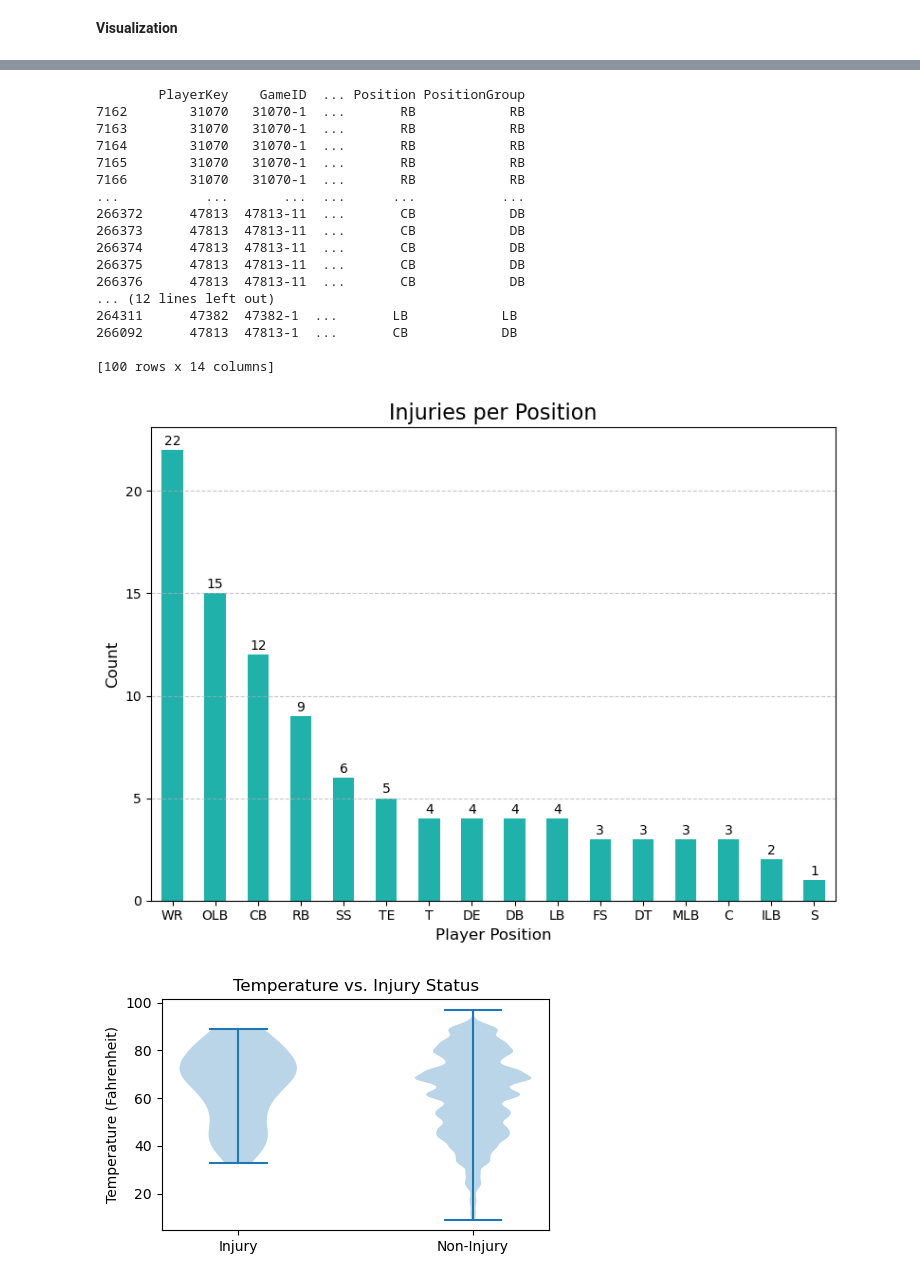
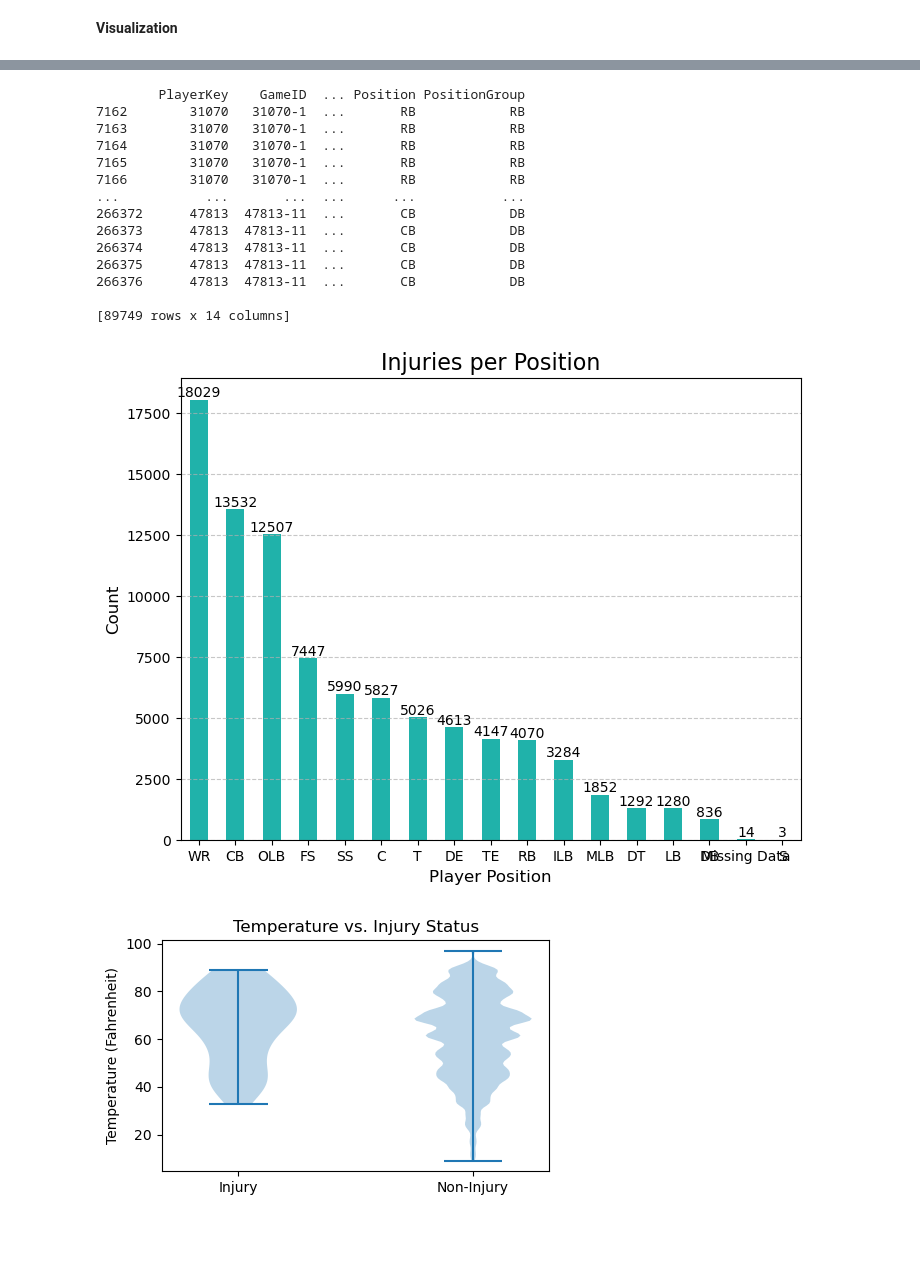
Before and after one commit to veronicafigueroa/NFL-Injury-Risk-Analysis, a Jupyter notebook: src/EDA.ipynb, the cells around one changed output, grey strips where cells are left out. Drawn from its saved outputs; the diff is of its cells as text; code cells hidden in the pictures; blank space fills up the shorter version.

```diff
--- a/src/EDA.ipynb
+++ b/src/EDA.ipynb
@@ -131,44 +166,54 @@ print(merged_injury_data['Temperature'].describe())
 # %%
 # Injuries by Poisition graph
+
+current_directory = os.getcwd()
+parent_directory = os.path.abspath(os.path.join(current_directory, os.pardir))
+output_directory = os.path.join(parent_directory, 'data')
+os.makedirs(output_directory, exist_ok=True)
+
 play_data_subset = plays_df[plays_df['PlayerKey'].isin(injuries_df['PlayerKey'])]
 print(play_data_subset)
-play_data_subset.to_csv('JustInjured.csv', index=False)
-play_data_subset = play_data_subset.drop_duplicates(subset=['PlayerKey'])
-print(play_data_subset)
+
+csv_path = os.path.join(output_directory, 'JustInjured.csv')
+play_data_subset.to_csv(csv_path, index=False)
+saved_csv = pd.read_csv(csv_path)
+
 
 pos_counts = play_data_subset['Position'].value_counts()
 plt.figure(figsize=(8, 6))
 bars = pos_counts.plot(kind='bar', color=['lightseagreen'])
 plt.title('Injuries per Position', fontsize=16)
 plt.xlabel('Player Position', fontsize=12)
 plt.ylabel('Count', fontsize=12)
 plt.xticks(rotation=0)
 plt.grid(axis='y', linestyle='--', alpha=0.7)
 
 for i, count in enumerate(pos_counts):
     plt.text(i, count + 0.1, str(count), ha='center', va='bottom')
 
-plt.tight_layout()
+current_directory = os.getcwd()  # The directory where the script is running (e.g., 'src')
+parent_directory = os.path.abspath(os.path.join(current_directory, os.pardir))
+figures_directory = os.path.join(parent_directory, 'figures')
+
+save_path = os.path.join(figures_directory, 'injuries_by_position.png')
+plt.savefig(save_path, dpi=300, bbox_inches='tight')
 plt.show()
 # %% [output]
         PlayerKey    GameID  ... Position PositionGroup
 7162        31070   31070-1  ...       RB            RB
 7163        31070   31070-1  ...       RB            RB
 7164        31070   31070-1  ...       RB            RB
 7165        31070   31070-1  ...       RB            RB
 7166        31070   31070-1  ...       RB            RB
 ...           ...       ...  ...      ...           ...
 266372      47813  47813-11  ...       CB            DB
 266373      47813  47813-11  ...       CB            DB
 266374      47813  47813-11  ...       CB            DB
 266375      47813  47813-11  ...       CB            DB
 266376      47813  47813-11  ...       CB            DB
-... (12 lines left out)
-264311      47382  47382-1  ...       LB            LB
-266092      47813  47813-1  ...       CB            DB
 
-[100 rows x 14 columns]
+[89749 rows x 14 columns]
-[figure, old version]
+[figure, new version]
 # %%
 # Temperature by Injuries graph
 dataset = [merged_injury_data['Temperature'].dropna().values,
```
Also changed, not shown: parts of 22 cells of this notebook, 18 other files.
